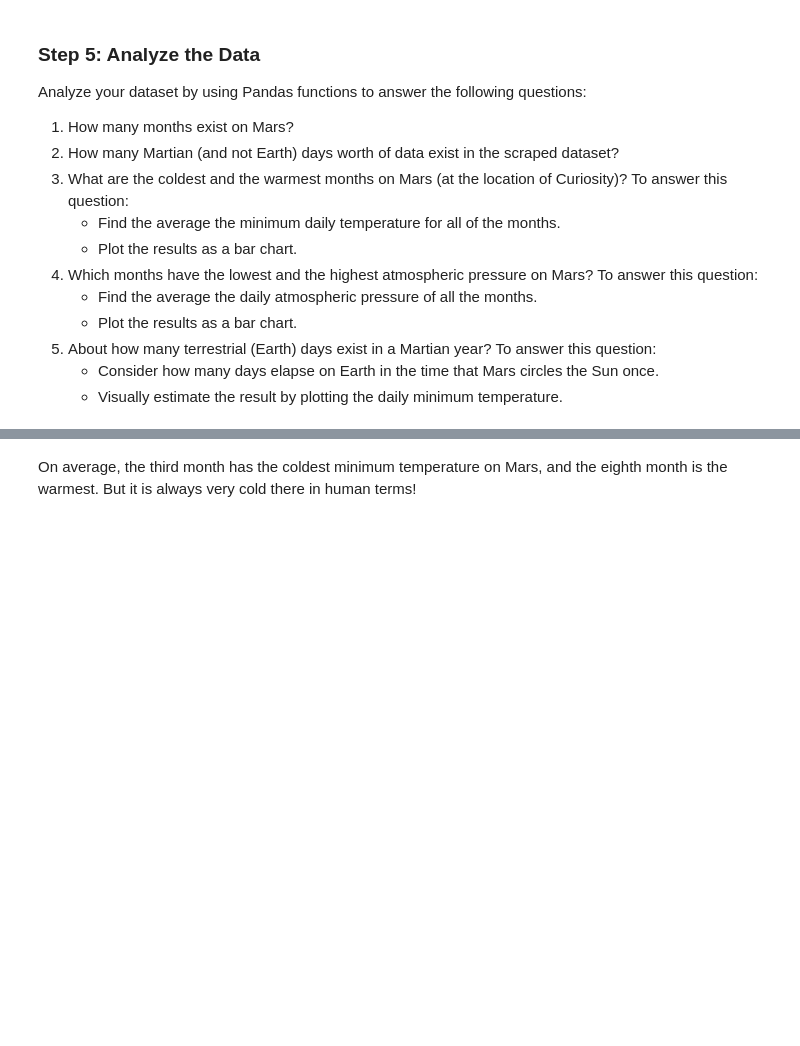
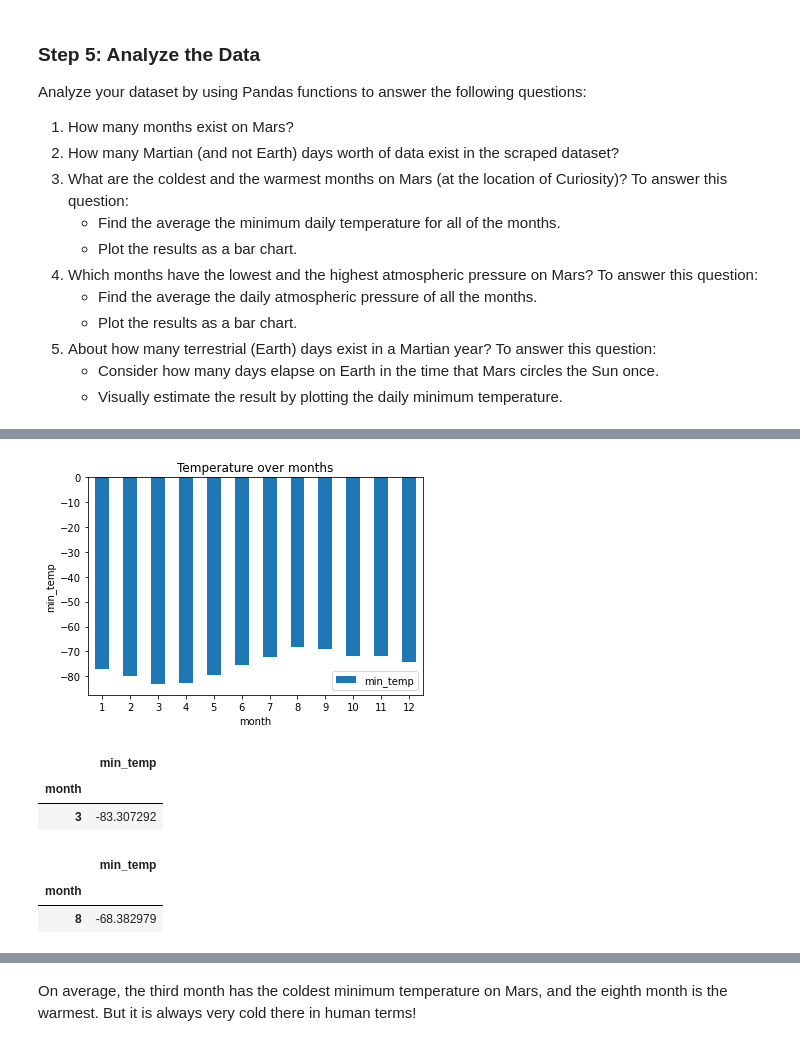
Before and after one commit to Qianna/Module-12-Homework---Web-Scrapping, a Jupyter notebook: part_2_mars_weather.ipynb, the cells around one changed output, grey strips where cells are left out. Drawn from its saved outputs; the diff is of its cells as text; code cells hidden in the pictures; blank space fills up the shorter version.

```diff
--- a/part_2_mars_weather.ipynb
+++ b/part_2_mars_weather.ipynb
@@ -70,9 +70,10 @@ Assemble the scraped data into a Pandas DataFrame. The columns should have the s
 # Create an empty list
 mars_weather = []
 # Loop through the scraped data to create a list of rows
-table = soup.find('table', class_='table')
 
 for row in rows:
+    td = row.find_all('td')
+    row = [x.text for x in td]
     mars_weather.append(row)
 
 mars_weather
@@ -79,5 +98,5 @@ mars_weather
 # %%
 # Create a Pandas DataFrame by using the list of rows and a list of the column names
-df = pd.DataFrame(columns=['id', 'terrestrial_date', 'sol', 'ls', 'month', 'min_temp','pressure'])
+df = pd.DataFrame(mars_weather, columns=['id', 'terrestrial_date', 'sol', 'ls', 'month', 'min_temp','pressure'])
 # %%
 # Confirm DataFrame was created successfully
@@ -94,2 +136,6 @@ Examine the data types that are currently associated with each column. If necess
+# %%
+# Change data types for data analysis
+weather_df = df.astype({'id': int,'sol': int,'ls': int,'month': int,'min_temp': float,'pressure': float})
+weather_df['terrestrial_date'] = pd.to_datetime(weather_df['terrestrial_date'])
 # %%
 # Confirm type changes were successful by examining data types again
@@ -116,2 +187,5 @@ Analyze your dataset by using Pandas functions to answer the following questions
 # %%
 # 3. What is the average low temperature by month?
+avg_temp_by_month = weather_df.groupby('month').mean()['min_temp']
+avg_temp_by_month = avg_temp_by_month.to_frame()
+avg_temp_by_month
@@ -120,4 +207,28 @@ Analyze your dataset by using Pandas functions to answer the following questions
+# %%
+# Plot the average temperature by month
+avg_temp_by_month.plot(kind='bar')
+plt.ylabel('min_temp')
+plt.title('Temperature over months')
+plt.xticks(rotation = 0)
+plt.show()
+# %% [output]
+[figure, added]
 # %%
 # Identify the coldest and hottest months in Curiosity's location
+#Coldest  months
+min_temp_mars = avg_temp_by_month['min_temp'].min()
+avg_temp_by_month.loc[avg_temp_by_month['min_temp'] == min_temp_mars]
+# %% [output]
+|  | min_temp |
+| month |  |
+| 3 | -83.307292 |
+# %%
+# Warmest  months
+max_temp_mars = avg_temp_by_month['min_temp'].max()
+avg_temp_by_month.loc[avg_temp_by_month['min_temp'] == max_temp_mars]
+# %% [output]
+|  | min_temp |
+| month |  |
+| 8 | -68.382979 |
 # %%
 # 4. Average pressure by Martian month
```
Also changed, not shown: parts of 17 cells of this notebook, 1 other file.
